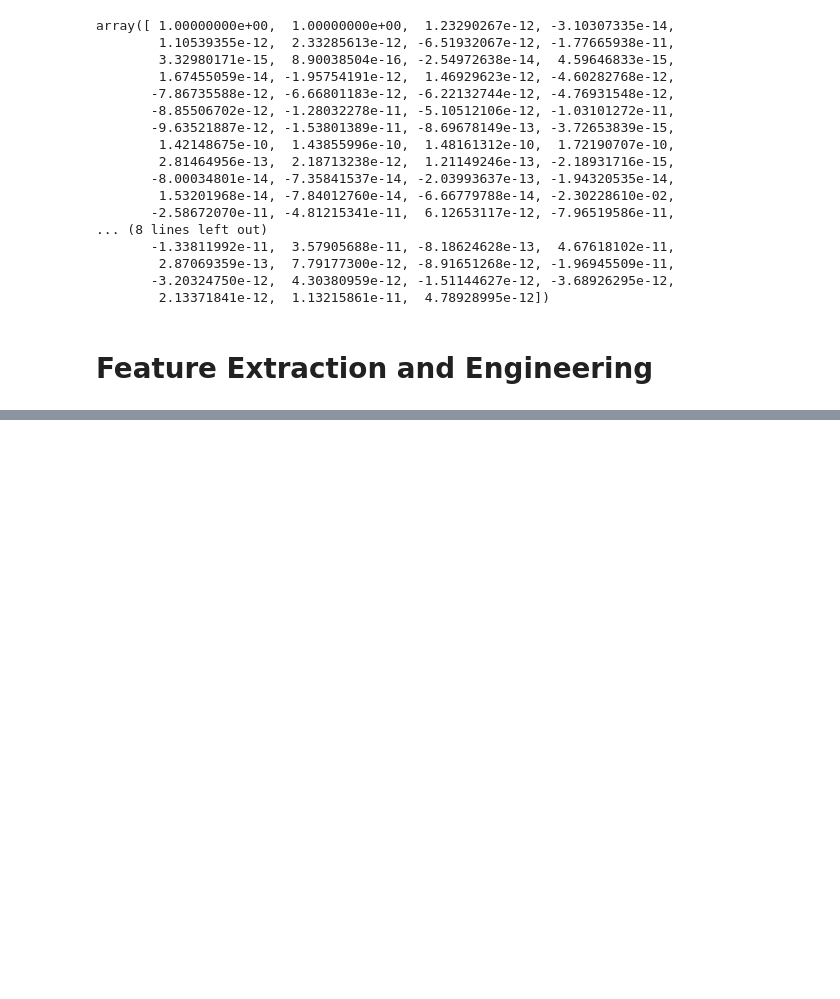
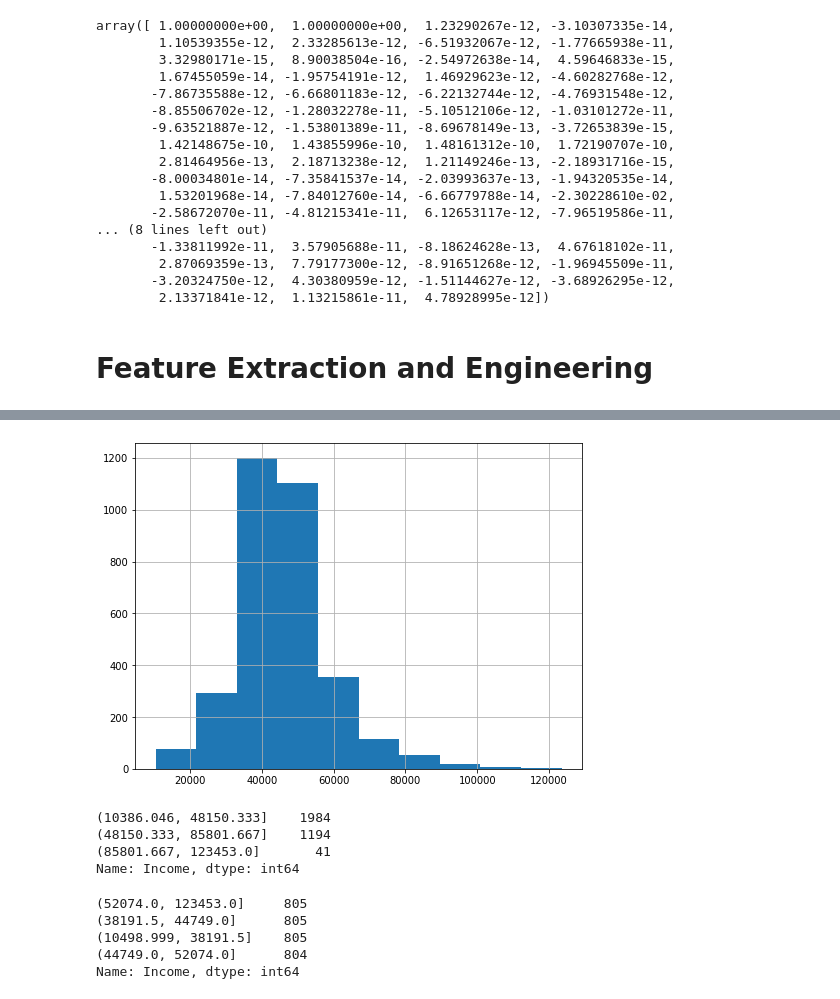
Before and after one commit to aeonryu/clases_datamex1019, a Jupyter notebook: w6_d2 - Intro ML, ML Workflow, Feature extraction.ipynb, the cells around one changed output, grey strips where cells are left out. Saved outputs shown, nothing was run; the diff lists cells and outputs as text; code cells hidden in the pictures; blank space fills up the shorter version.

```diff
--- a/w6_d2 - Intro ML, ML Workflow, Feature extraction.ipynb
+++ b/w6_d2 - Intro ML, ML Workflow, Feature extraction.ipynb
@@ -317,3 +317,9 @@ import pandas as pd
 import seaborn as sns
 import zipfile
 %matplotlib inline
+# %%
+# cargar datos
+
+zf=zipfile.ZipFile('data/acs2015_county_data.csv.zip')
+census=pd.read_csv(zf.open('acs2015_county_data.csv'), index_col='CensusId')
+census.head()
@@ -319,0 +455,21 @@ import zipfile
+# %%
+# binning
+
+census['Income'].hist(figsize=(8,6));
+# %% [output]
+[figure, added]
+# %%
+pd.cut(census.Income, 3).value_counts()
+# %% [output]
+(10386.046, 48150.333]    1984
+(48150.333, 85801.667]    1194
+(85801.667, 123453.0]       41
+Name: Income, dtype: int64
+# %%
+pd.qcut(census.Income, [0, 0.25, 0.5, 0.75, 1]).value_counts()
+# %% [output]
+(52074.0, 123453.0]     805
+(38191.5, 44749.0]      805
+(10498.999, 38191.5]    805
+(44749.0, 52074.0]      804
+Name: Income, dtype: int64
```
Also changed, not shown: parts of 17 cells of this notebook.
